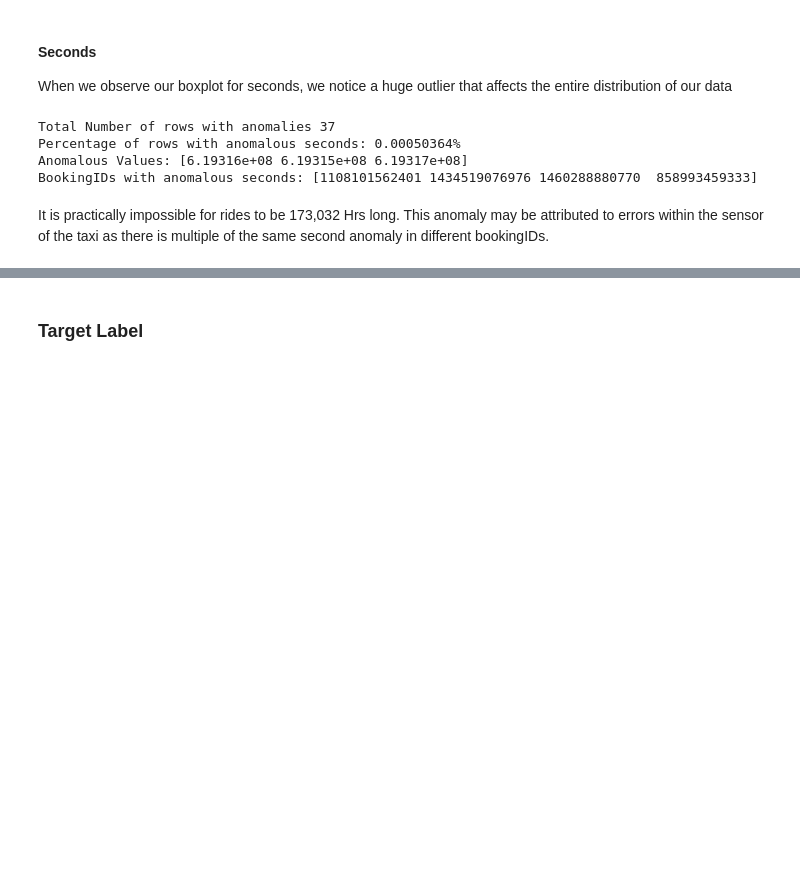
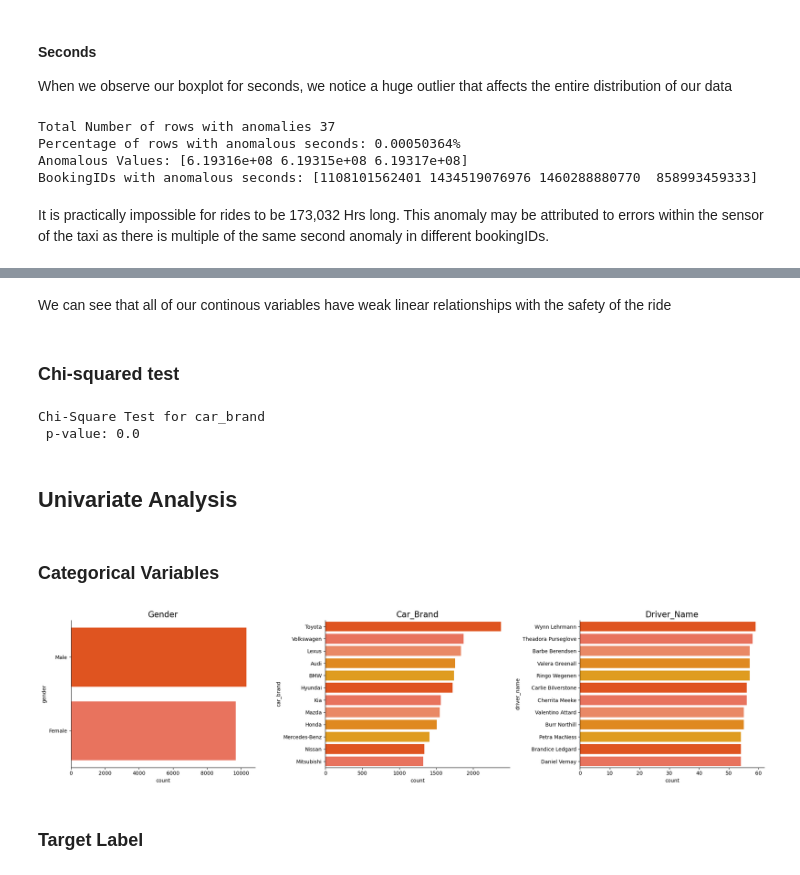
Before and after one commit to errnasty/Cab-Data-Analysis, a Jupyter notebook: EDA.ipynb, the cells around one changed output, grey strips where cells are left out. Saved outputs shown, nothing was run; the diff lists cells and outputs as text; code cells hidden in the pictures; blank space fills up the shorter version.

```diff
--- a/EDA.ipynb
+++ b/EDA.ipynb
@@ -301,0 +324,5 @@ Observations:
+# %%
+for col in continuous_cols:
+    correlation = stats.pointbiserialr(df_new["label"], df_new[col]).statistic
+    print(f'\nCorrelation between label and {col}:')
+    print(f'{format(correlation, ".7f")}')
@@ -302,3 +347,43 @@ Observations:
+# %% [markdown]
+We can see that all of our continous variables have weak linear relationships with the safety of the ride
+# %% [markdown]
+### Chi-squared test
+# %%
+label = np.array(df_new["label"]).reshape(-1, 1)
+car_brand = np.array(df_new["car_brand"]).reshape(-1, 1)
+
+chi2_stat, p_values = chi2(label, car_brand)
+
+print(f'Chi-Square Test for {df_new["car_brand"].name}\n p-value: {p_values[0]}')
+# %% [output]
+Chi-Square Test for car_brand
+ p-value: 0.0
+# %% [markdown]
+## Univariate Analysis
+# %% [markdown]
+### Categorical Variables
+# %%
+import warnings
+warnings.filterwarnings('ignore')
+grouped_df = df_new.groupby('bookingID').first() # group by bookingID and get the first row of each group
+
+categorical_columns = ['gender', 'car_brand','driver_name']
+
+fig, axes = plt.subplots(1, 3, figsize=(20, 5))
+axes = axes.flatten()
+
+for i, col in enumerate(categorical_columns):
+    sns.countplot(y=col, data=grouped_df, ax=axes[i], palette=palette, order=grouped_df[col].value_counts().index[:12])
+    axes[i].set_title(f'{col.title()}', fontsize=16)
+
+    axes[i].spines['right'].set_visible(False)
+    axes[i].spines['top'].set_visible(False)
+    axes[i].grid(False)
+
+plt.tight_layout()
+plt.show()
+# %% [output]
+[figure, added]
 # %% [markdown]
 ### Target Label
 # %%
```
Also changed, not shown: parts of 20 cells of this notebook.
